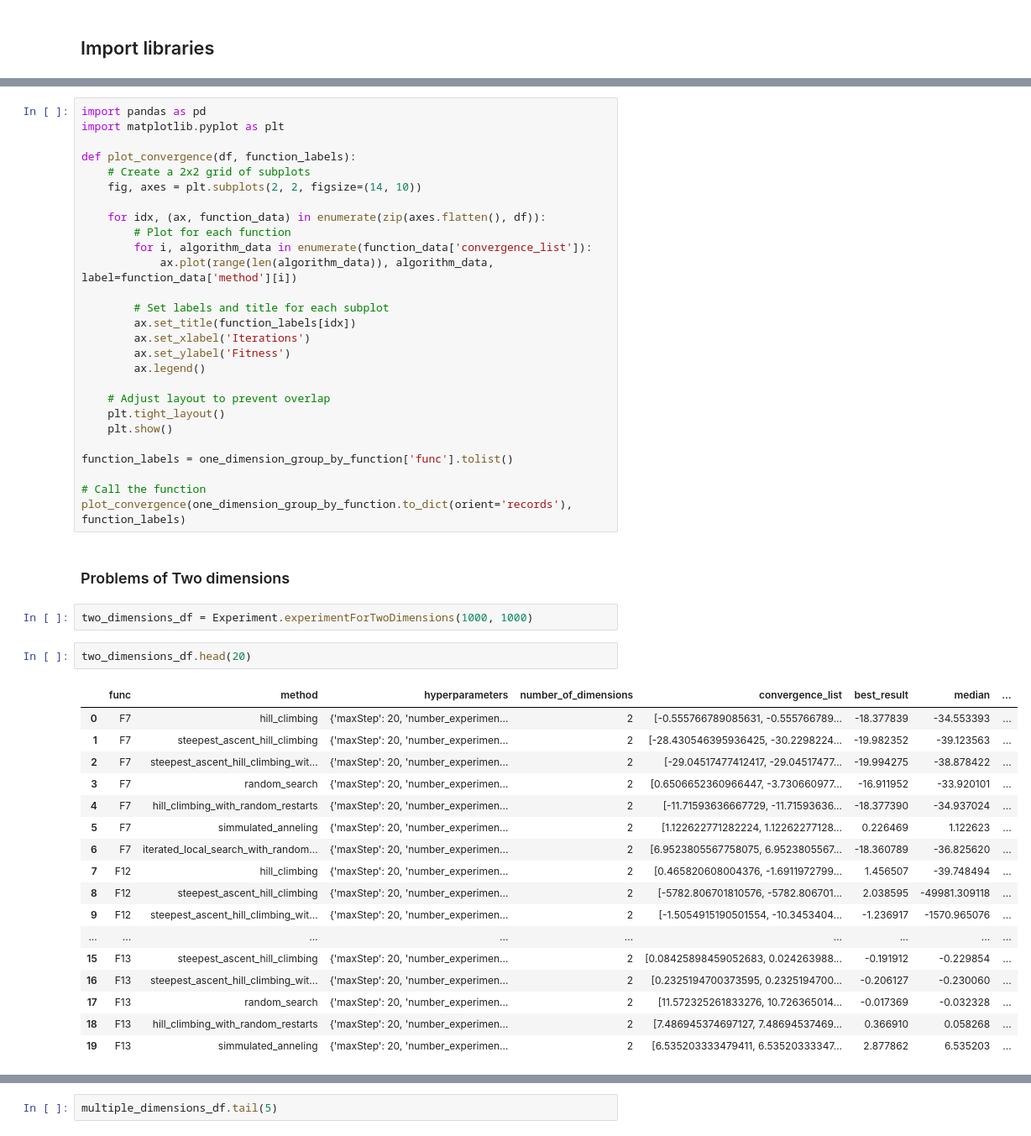
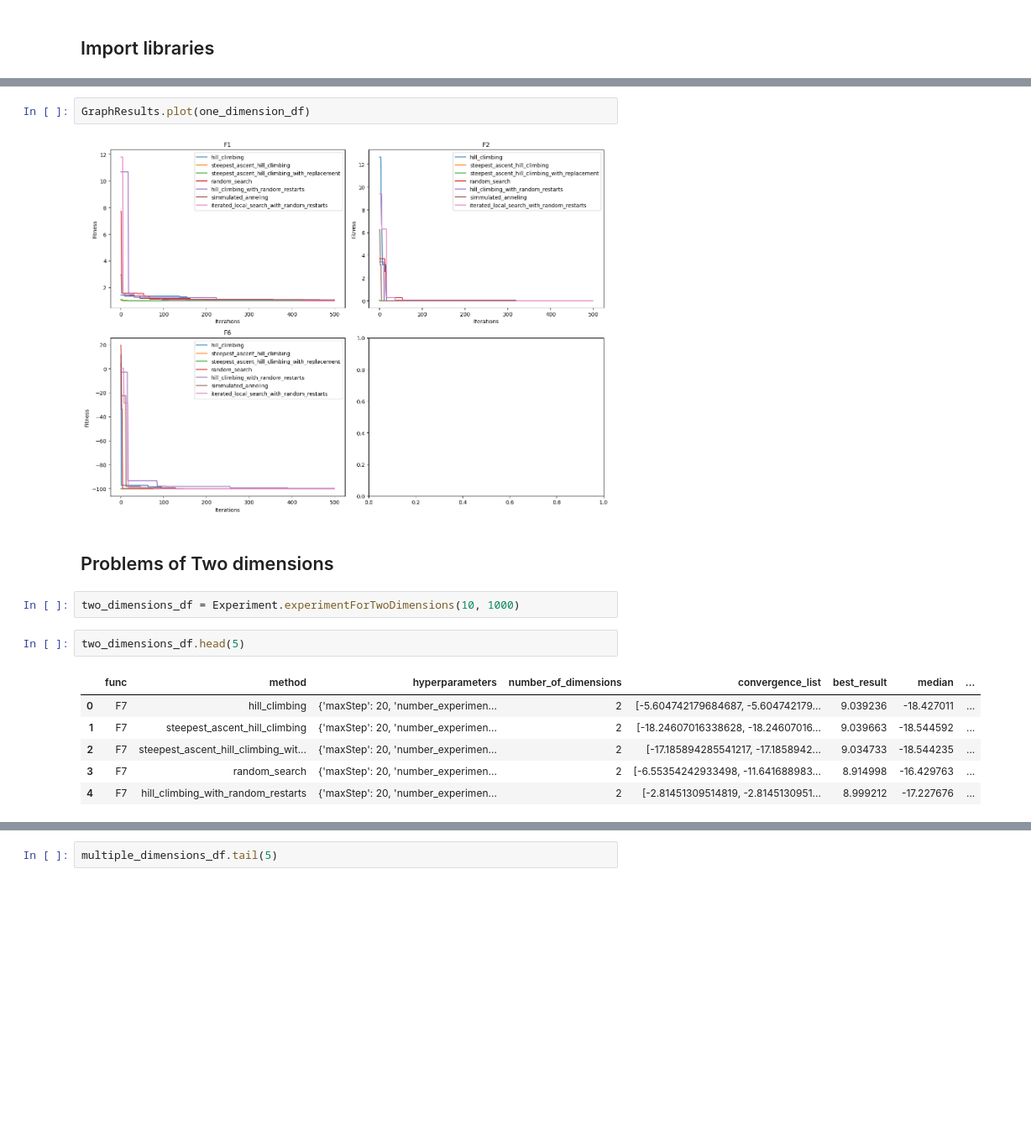
Before and after one commit to lemurianredmage/maestria-sandbox, a Jupyter notebook: Semestre-02/computo_evolutivo/evolutive-computer-algorithms/src/metaheuristics_methods_evaluation.ipynb, the cells around one changed output, grey strips where cells are left out. Shown at 84% size. Cells and saved outputs as stored; diff of their text form; blank space fills up the shorter version.

Commit message:
Update notebook and methods functions to be able to fix the covergence option

```diff
--- a/Semestre-02/computo_evolutivo/evolutive-computer-algorithms/src/metaheuristics_methods_evaluation.ipynb
+++ b/Semestre-02/computo_evolutivo/evolutive-computer-algorithms/src/metaheuristics_methods_evaluation.ipynb
@@ -32,51 +31,17 @@ one_dimension_group_by_function
-# %%
-import pandas as pd
-import matplotlib.pyplot as plt
-
-def plot_convergence(df, function_labels):
-    # Create a 2x2 grid of subplots
-    fig, axes = plt.subplots(2, 2, figsize=(14, 10))
-
-    for idx, (ax, function_data) in enumerate(zip(axes.flatten(), df)):
-        # Plot for each function
-        for i, algorithm_data in enumerate(function_data['convergence_list']):
-            ax.plot(range(len(algorithm_data)), algorithm_data, label=function_data['method'][i])
-
-        # Set labels and title for each subplot
-        ax.set_title(function_labels[idx])
-        ax.set_xlabel('Iterations')
-        ax.set_ylabel('Fitness')
-        ax.legend()
-
-    # Adjust layout to prevent overlap
-    plt.tight_layout()
-    plt.show()
-
-function_labels = one_dimension_group_by_function['func'].tolist()
-
-# Call the function
-plot_convergence(one_dimension_group_by_function.to_dict(orient='records'), function_labels)
+# %%
+GraphResults.plot(one_dimension_df)
+# %% [output]
+[figure, added]
 # %% [markdown]
-### Problems of Two dimensions
+## Problems of Two dimensions
 # %%
-two_dimensions_df = Experiment.experimentForTwoDimensions(1000, 1000)
+two_dimensions_df = Experiment.experimentForTwoDimensions(10, 1000)
 # %%
-two_dimensions_df.head(20)
+two_dimensions_df.head(5)
 # %% [output]
 |  | func | method | hyperparameters | number_of_dimensions | convergence_list | best_result | median | ... |
-| 0 | F7 | hill_climbing | {'maxStep': 20, 'number_experimen... | 2 | [-0.555766789085631, -0.555766789... | -18.377839 | -34.553393 | ... |
-| 1 | F7 | steepest_ascent_hill_climbing | {'maxStep': 20, 'number_experimen... | 2 | [-28.430546395936425, -30.2298224... | -19.982352 | -39.123563 | ... |
-| 2 | F7 | steepest_ascent_hill_climbing_wit... | {'maxStep': 20, 'number_experimen... | 2 | [-29.04517477412417, -29.04517477... | -19.994275 | -38.878422 | ... |
-| 3 | F7 | random_search | {'maxStep': 20, 'number_experimen... | 2 | [0.6506652360966447, -3.730660977... | -16.911952 | -33.920101 | ... |
-| 4 | F7 | hill_climbing_with_random_restarts | {'maxStep': 20, 'number_experimen... | 2 | [-11.71593636667729, -11.71593636... | -18.377390 | -34.937024 | ... |
-| 5 | F7 | simmulated_anneling | {'maxStep': 20, 'number_experimen... | 2 | [1.122622771282224, 1.12262277128... | 0.226469 | 1.122623 | ... |
-| 6 | F7 | iterated_local_search_with_random... | {'maxStep': 20, 'number_experimen... | 2 | [6.9523805567758075, 6.9523805567... | -18.360789 | -36.825620 | ... |
-| 7 | F12 | hill_climbing | {'maxStep': 20, 'number_experimen... | 2 | [0.465820608004376, -1.6911972799... | 1.456507 | -39.748494 | ... |
-| 8 | F12 | steepest_ascent_hill_climbing | {'maxStep': 20, 'number_experimen... | 2 | [-5782.806701810576, -5782.806701... | 2.038595 | -49981.309118 | ... |
-| 9 | F12 | steepest_ascent_hill_climbing_wit... | {'maxStep': 20, 'number_experimen... | 2 | [-1.5054915190501554, -10.3453404... | -1.236917 | -1570.965076 | ... |
-| ... | ... | ... | ... | ... | ... | ... | ... | ... |
-| 15 | F13 | steepest_ascent_hill_climbing | {'maxStep': 20, 'number_experimen... | 2 | [0.08425898459052683, 0.024263988... | -0.191912 | -0.229854 | ... |
-| 16 | F13 | steepest_ascent_hill_climbing_wit... | {'maxStep': 20, 'number_experimen... | 2 | [0.2325194700373595, 0.2325194700... | -0.206127 | -0.230060 | ... |
-| 17 | F13 | random_search | {'maxStep': 20, 'number_experimen... | 2 | [11.572325261833276, 10.726365014... | -0.017369 | -0.032328 | ... |
-| 18 | F13 | hill_climbing_with_random_restarts | {'maxStep': 20, 'number_experimen... | 2 | [7.486945374697127, 7.48694537469... | 0.366910 | 0.058268 | ... |
-| 19 | F13 | simmulated_anneling | {'maxStep': 20, 'number_experimen... | 2 | [6.535203333479411, 6.53520333347... | 2.877862 | 6.535203 | ... |
+| 0 | F7 | hill_climbing | {'maxStep': 20, 'number_experimen... | 2 | [-5.604742179684687, -5.604742179... | 9.039236 | -18.427011 | ... |
+| 1 | F7 | steepest_ascent_hill_climbing | {'maxStep': 20, 'number_experimen... | 2 | [-18.24607016338628, -18.24607016... | 9.039663 | -18.544592 | ... |
+| 2 | F7 | steepest_ascent_hill_climbing_wit... | {'maxStep': 20, 'number_experimen... | 2 | [-17.185894285541217, -17.1858942... | 9.034733 | -18.544235 | ... |
+| 3 | F7 | random_search | {'maxStep': 20, 'number_experimen... | 2 | [-6.55354242933498, -11.641688983... | 8.914998 | -16.429763 | ... |
+| 4 | F7 | hill_climbing_with_random_restarts | {'maxStep': 20, 'number_experimen... | 2 | [-2.81451309514819, -2.8145130951... | 8.999212 | -17.227676 | ... |
```
Also changed, not shown: parts of 19 cells of this notebook, 5 other files.
